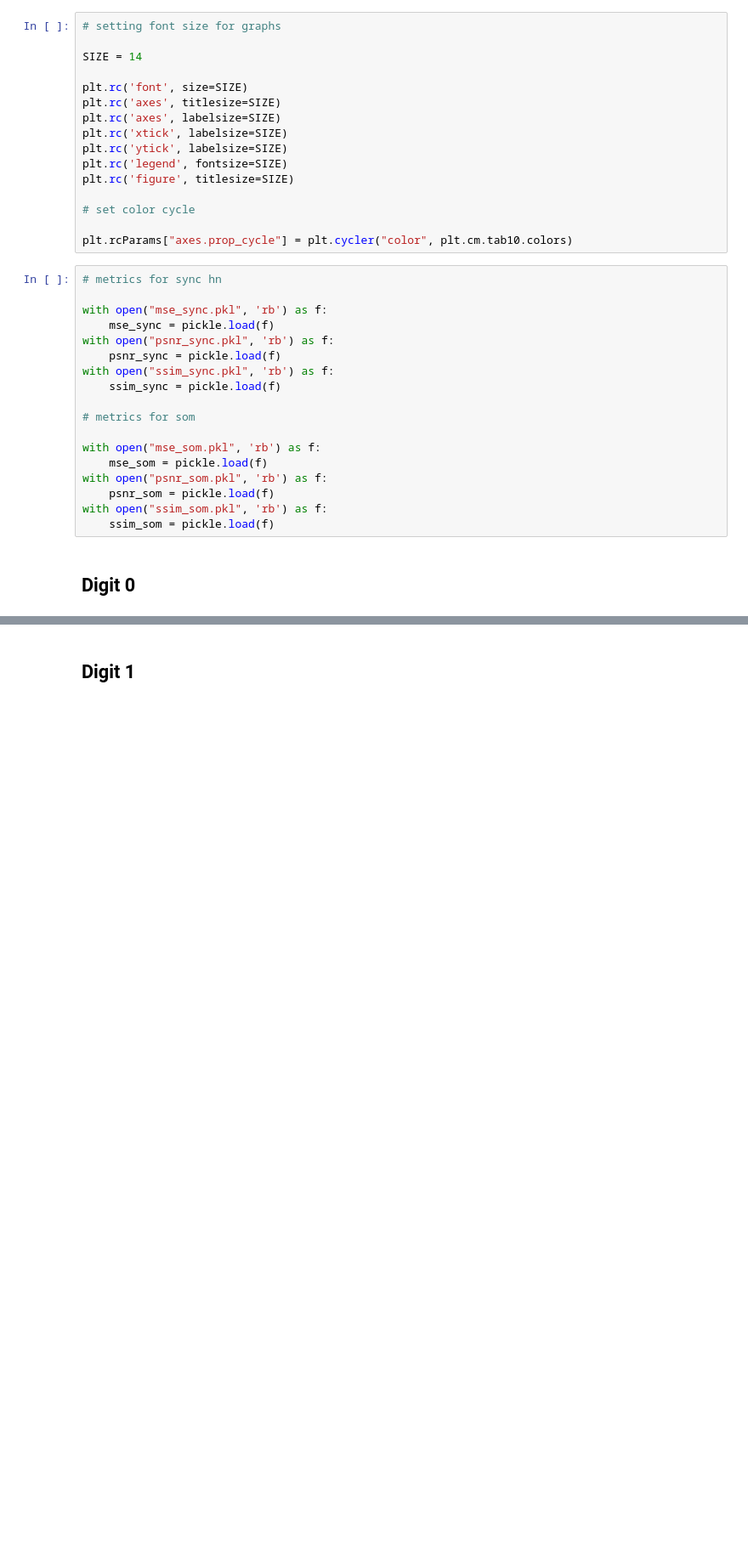
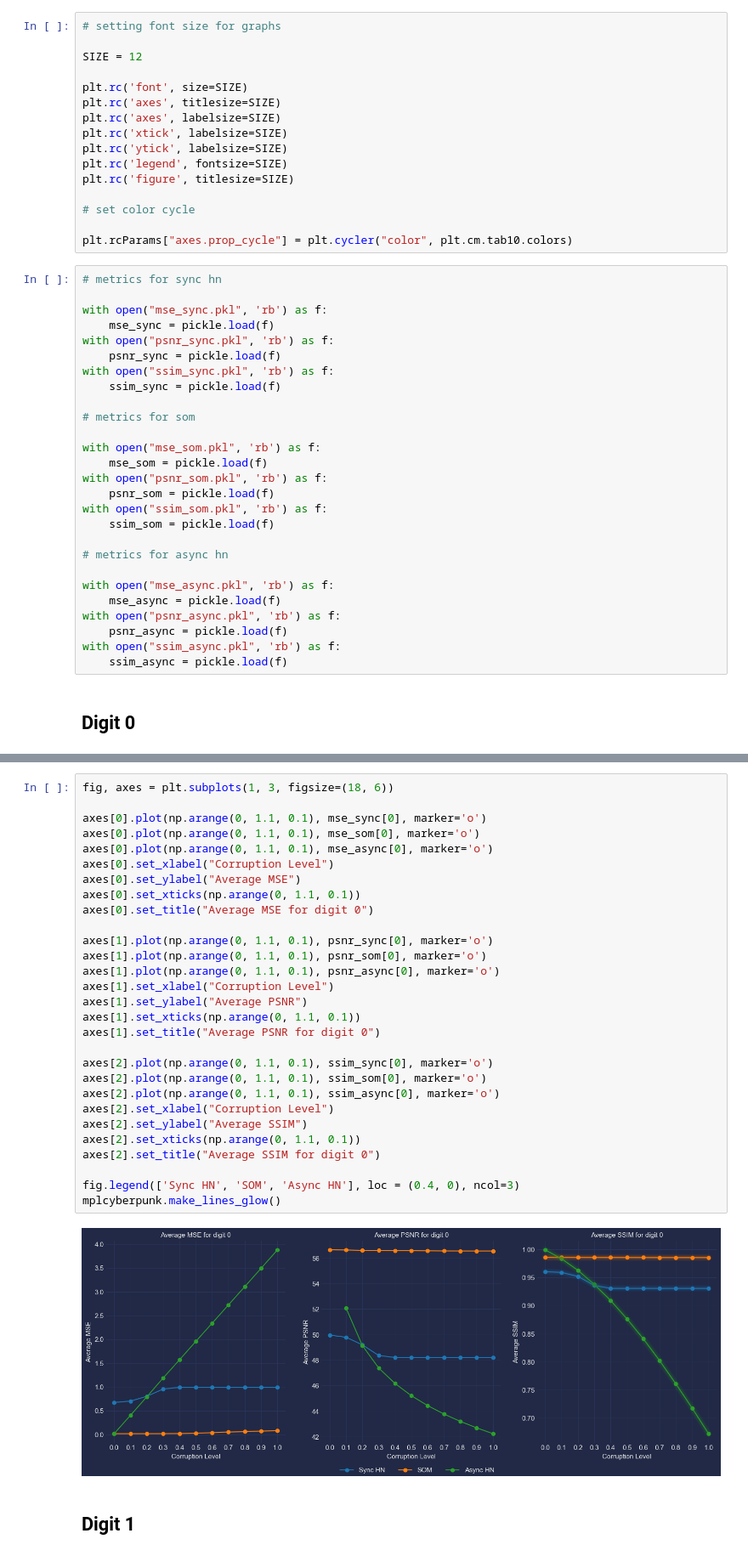
Before and after one commit to arpita2512/hopfield_experiments, a Jupyter notebook: Comparison_Digits.ipynb, the cells around one changed output, grey strips where cells are left out. Shown at 85% size. Drawn from its saved outputs; the diff is of its cells as text; blank space fills up the shorter version.

```diff
--- a/Comparison_Digits.ipynb
+++ b/Comparison_Digits.ipynb
@@ -20,7 +22,7 @@ np.random.seed(seed)
 # %%
 # setting font size for graphs
 
-SIZE = 14
+SIZE = 12
 
 plt.rc('font', size=SIZE)
 plt.rc('axes', titlesize=SIZE)
@@ -51,5 +53,14 @@ with open("psnr_som.pkl", 'rb') as f:
     psnr_som = pickle.load(f)
 with open("ssim_som.pkl", 'rb') as f:
     ssim_som = pickle.load(f)
+
+# metrics for async hn
+
+with open("mse_async.pkl", 'rb') as f:
+    mse_async = pickle.load(f)
+with open("psnr_async.pkl", 'rb') as f:
+    psnr_async = pickle.load(f)
+with open("ssim_async.pkl", 'rb') as f:
+    ssim_async = pickle.load(f)
 # %% [markdown]
 ## Digit 0
@@ -70,2 +67,33 @@ plt.legend(['Sync HN', 'SOM'])
+# %%
+fig, axes = plt.subplots(1, 3, figsize=(18, 6))
+
+axes[0].plot(np.arange(0, 1.1, 0.1), mse_sync[0], marker='o')
+axes[0].plot(np.arange(0, 1.1, 0.1), mse_som[0], marker='o')
+axes[0].plot(np.arange(0, 1.1, 0.1), mse_async[0], marker='o')
+axes[0].set_xlabel("Corruption Level")
+axes[0].set_ylabel("Average MSE")
+axes[0].set_xticks(np.arange(0, 1.1, 0.1))
+axes[0].set_title("Average MSE for digit 0")
+
+axes[1].plot(np.arange(0, 1.1, 0.1), psnr_sync[0], marker='o')
+axes[1].plot(np.arange(0, 1.1, 0.1), psnr_som[0], marker='o')
+axes[1].plot(np.arange(0, 1.1, 0.1), psnr_async[0], marker='o')
+axes[1].set_xlabel("Corruption Level")
+axes[1].set_ylabel("Average PSNR")
+axes[1].set_xticks(np.arange(0, 1.1, 0.1))
+axes[1].set_title("Average PSNR for digit 0")
+
+axes[2].plot(np.arange(0, 1.1, 0.1), ssim_sync[0], marker='o')
+axes[2].plot(np.arange(0, 1.1, 0.1), ssim_som[0], marker='o')
+axes[2].plot(np.arange(0, 1.1, 0.1), ssim_async[0], marker='o')
+axes[2].set_xlabel("Corruption Level")
+axes[2].set_ylabel("Average SSIM")
+axes[2].set_xticks(np.arange(0, 1.1, 0.1))
+axes[2].set_title("Average SSIM for digit 0")
+
+fig.legend(['Sync HN', 'SOM', 'Async HN'], loc = (0.4, 0), ncol=3)
+mplcyberpunk.make_lines_glow()
+# %% [output]
+[figure, added]
 # %% [markdown]
 ## Digit 1
```
Also changed, not shown: parts of 13 cells of this notebook, 11 other files.
